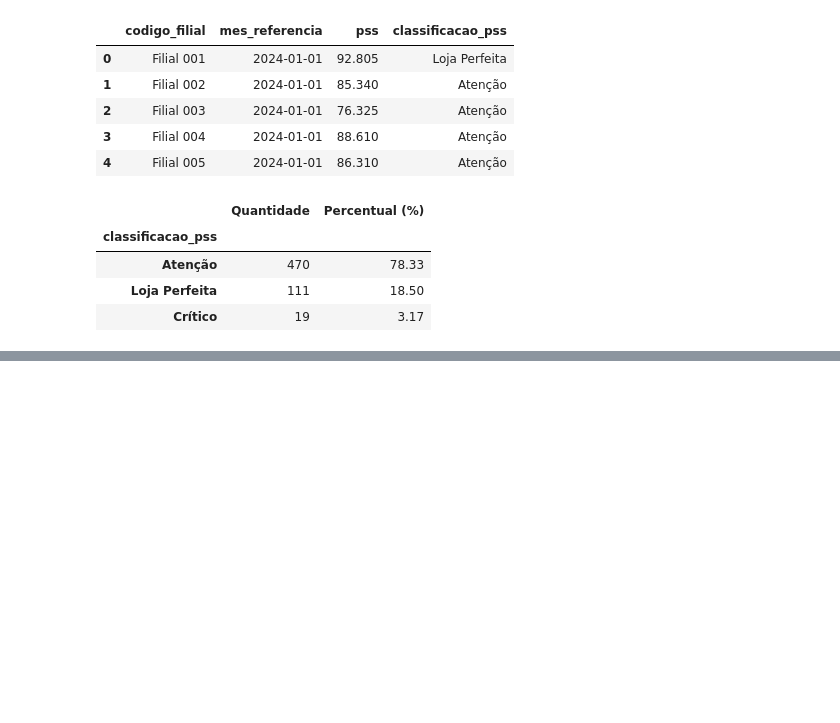
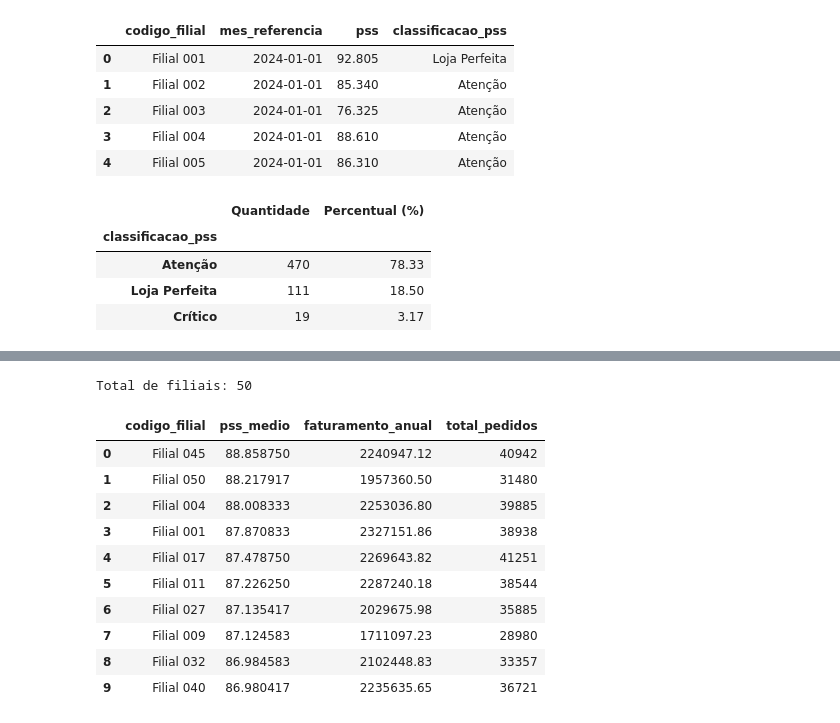
Before and after one commit to DanielDevCC26/perfect-store-analysis, a Jupyter notebook: notebooks/perfect_store_analysis.ipynb, the cells around one changed output, grey strips where cells are left out. Cells and saved outputs as stored; diff of their text form; code cells hidden in the pictures; blank space fills up the shorter version.

```diff
--- a/notebooks/perfect_store_analysis.ipynb
+++ b/notebooks/perfect_store_analysis.ipynb
@@ -152,0 +157,35 @@ resumo_pss
+# %%
+# Consolidar os indicadores anuais por filial
+ranking_filiais = df.groupby(
+    "codigo_filial",
+    as_index=False
+).agg(
+    pss_medio=("pss", "mean"),
+    faturamento_anual=("faturamento_mensal", "sum"),
+    total_pedidos=("numero_pedidos", "sum")
+)
+
+# Ordenar as filiais pelo maior PSS médio
+ranking_filiais = ranking_filiais.sort_values(
+    by="pss_medio",
+    ascending=False
+).reset_index(drop=True)
+
+# Verificar a quantidade de filiais no ranking
+print(f"Total de filiais: {len(ranking_filiais)}")
+
+# Visualizar as dez melhores filiais
+ranking_filiais.head(10)
+# %% [output]
+Total de filiais: 50
+|  | codigo_filial | pss_medio | faturamento_anual | total_pedidos |
+| 0 | Filial 045 | 88.858750 | 2240947.12 | 40942 |
+| 1 | Filial 050 | 88.217917 | 1957360.50 | 31480 |
+| 2 | Filial 004 | 88.008333 | 2253036.80 | 39885 |
+| 3 | Filial 001 | 87.870833 | 2327151.86 | 38938 |
+| 4 | Filial 017 | 87.478750 | 2269643.82 | 41251 |
+| 5 | Filial 011 | 87.226250 | 2287240.18 | 38544 |
+| 6 | Filial 027 | 87.135417 | 2029675.98 | 35885 |
+| 7 | Filial 009 | 87.124583 | 1711097.23 | 28980 |
+| 8 | Filial 032 | 86.984583 | 2102448.83 | 33357 |
+| 9 | Filial 040 | 86.980417 | 2235635.65 | 36721 |
```
Also changed, not shown: parts of 5 cells of this notebook.
